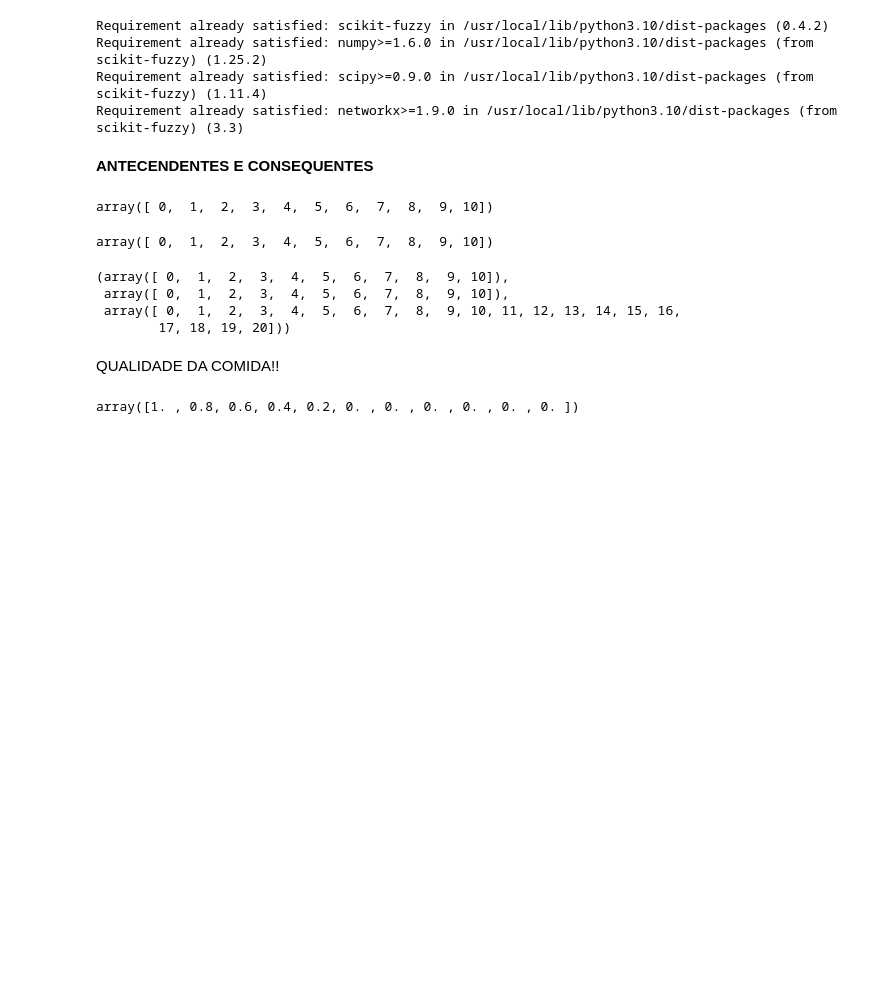
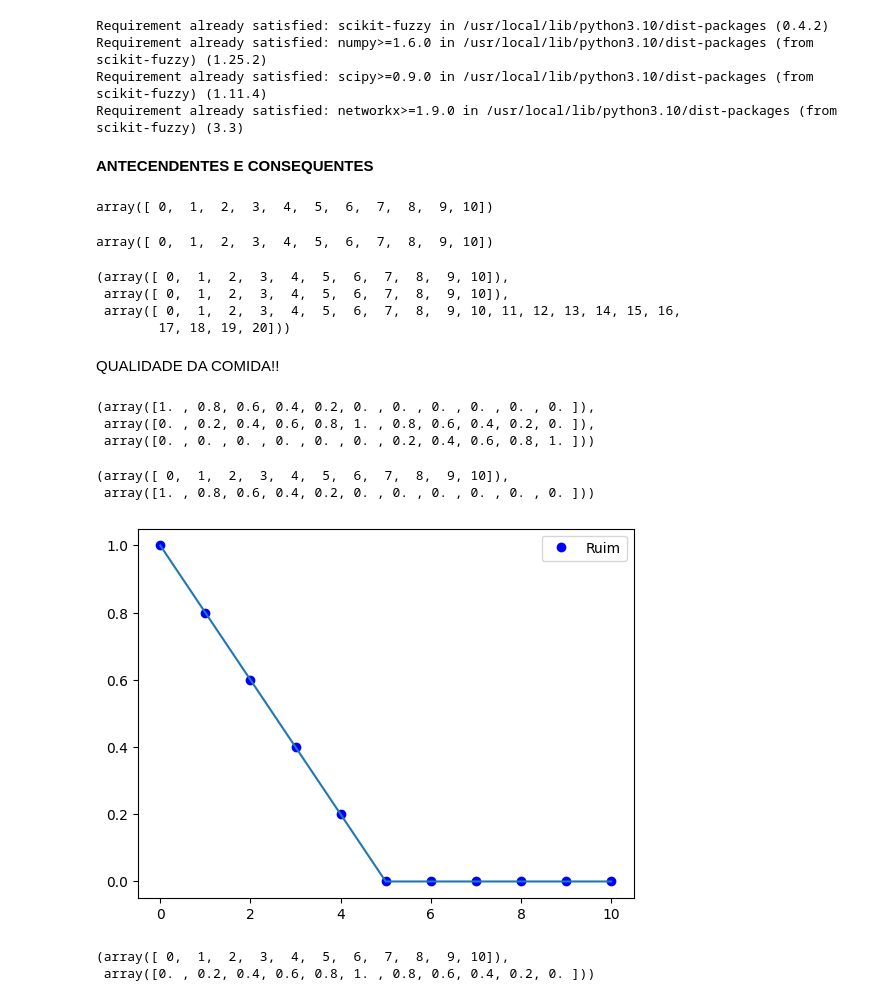
Before and after one commit to DouglasSilva2/Logica_de_Fuzzy_python, a Jupyter notebook: Logica_de_Fuzzy_3º_Etudo_de_Caso_Gorjeta_Hard_Fuzzy_Python.ipynb, the cells around one changed output. Saved outputs shown, nothing was run; the diff lists cells and outputs as text; code cells hidden in the pictures; blank space fills up the shorter version.

```diff
--- a/Logica_de_Fuzzy_3º_Etudo_de_Caso_Gorjeta_Hard_Fuzzy_Python.ipynb
+++ b/Logica_de_Fuzzy_3º_Etudo_de_Caso_Gorjeta_Hard_Fuzzy_Python.ipynb
@@ -68,6 +70,25 @@ y_comida_ruim = fuzzy.trimf(x_comida, [0, 0, 5])
 # %%
 #QUANDO DEFINIMOS UMA PARAMETRO [0, 0, 5], O VALOR DE DECAIMENTO SERA DEPOIS DE 5 POSSIÇÕES, SENDO QUE NOSSO ARRAY SERIA DE 10
 #TEREMOS O SEGUINTE RESULTADO:
-y_comida_ruim
+y_comida_ruim, y_comida_boa, y_comida_saborosa
 # %% [output]
-array([1. , 0.8, 0.6, 0.4, 0.2, 0. , 0. , 0. , 0. , 0. , 0. ])
+(array([1. , 0.8, 0.6, 0.4, 0.2, 0. , 0. , 0. , 0. , 0. , 0. ]),
+ array([0. , 0.2, 0.4, 0.6, 0.8, 1. , 0.8, 0.6, 0.4, 0.2, 0. ]),
+ array([0. , 0. , 0. , 0. , 0. , 0. , 0.2, 0.4, 0.6, 0.8, 1. ]))
+# %%
+#analisando os valores para grafico!
+x_comida, y_comida_ruim
+# %% [output]
+(array([ 0,  1,  2,  3,  4,  5,  6,  7,  8,  9, 10]),
+ array([1. , 0.8, 0.6, 0.4, 0.2, 0. , 0. , 0. , 0. , 0. , 0. ]))
+# %%
+plt.plot(x_comida, y_comida_ruim, 'bo', label = 'Ruim')
+plt.plot(x_comida, y_comida_ruim)#exibir a linha com leable!
+plt.legend();#remover o erro que aparece de Metasploit!
+# %% [output]
+[figure, added]
+# %%
+x_comida, y_comida_boa
+# %% [output]
+(array([ 0,  1,  2,  3,  4,  5,  6,  7,  8,  9, 10]),
+ array([0. , 0.2, 0.4, 0.6, 0.8, 1. , 0.8, 0.6, 0.4, 0.2, 0. ]))
```
Also changed, not shown: parts of 4 cells of this notebook.
